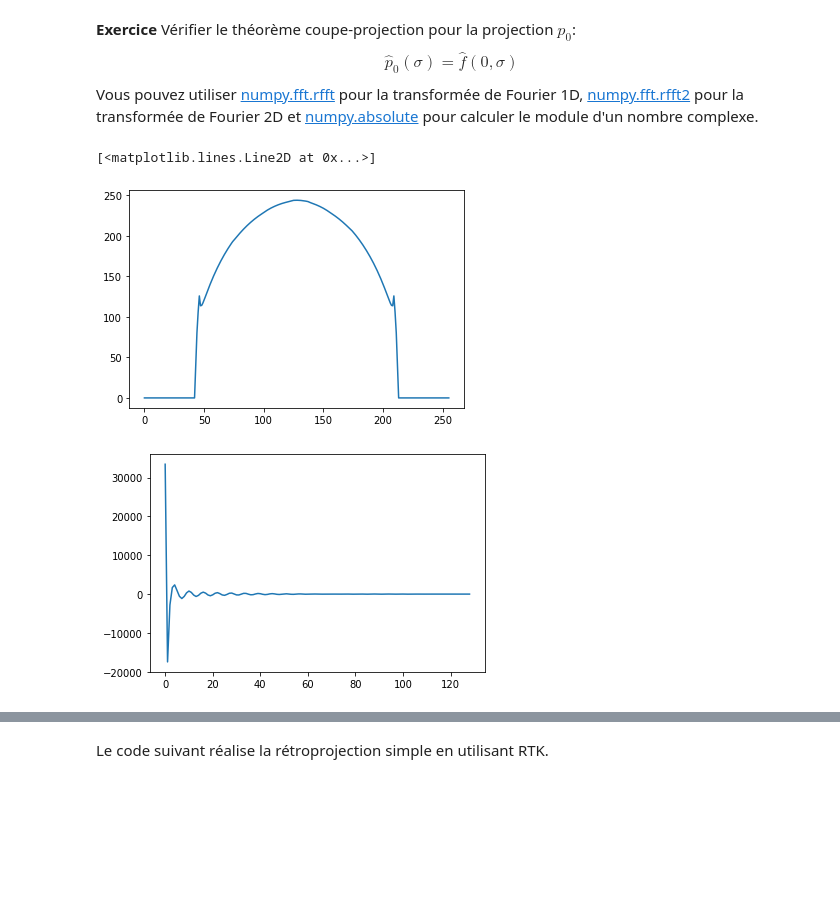
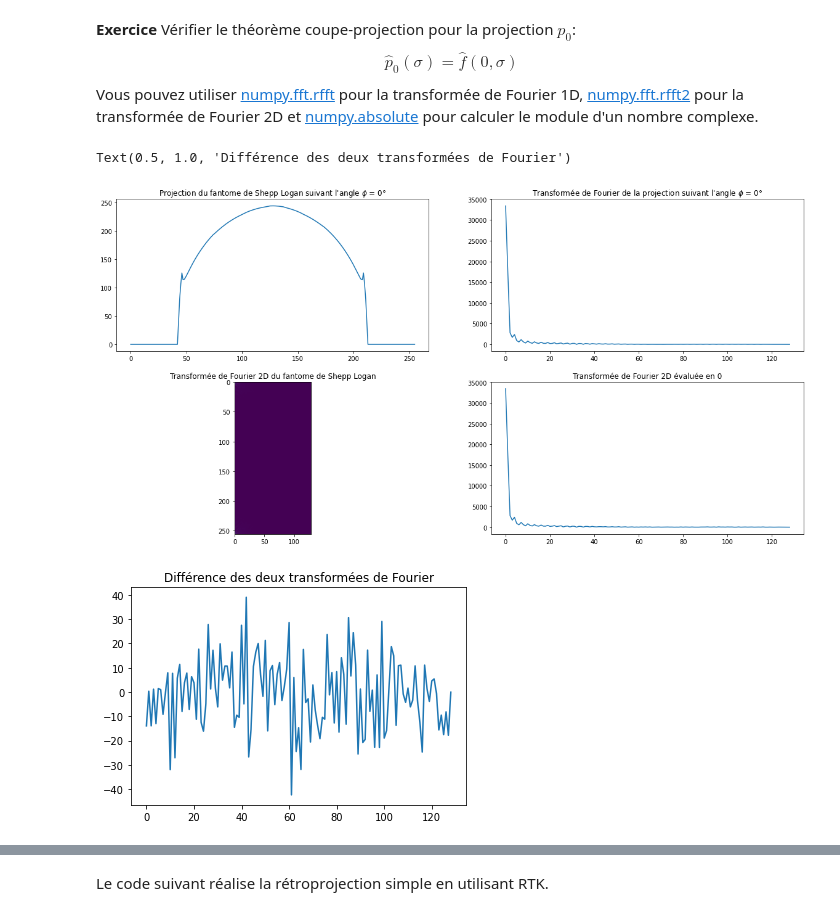
Before and after one commit to Guillaume0477/Tomographie, a Jupyter notebook: tp_tomo.ipynb, the cells around one changed output, grey strips where cells are left out. Cells and saved outputs as stored; diff of their text form; code cells hidden in the pictures; blank space fills up the shorter version.

```diff
--- a/tp_tomo.ipynb
+++ b/tp_tomo.ipynb
@@ -116,19 +116,39 @@ Text(0.5, 1.0, 'Sinnogramme du Fantome de Shepp Logan')
 \hat{p}_0(\sigma)=\hat{f}(0,\sigma)
 \end{equation}
 Vous pouvez utiliser [numpy.fft.rfft](https://docs.scipy.org/doc/numpy/reference/generated/numpy.fft.rfft.html) pour la transformée de Fourier 1D, [numpy.fft.rfft2](https://docs.scipy.org/doc/numpy/reference/generated/numpy.fft.rfft2.html) pour la transformée de Fourier 2D et [numpy.absolute](https://docs.scipy.org/doc/numpy/reference/generated/numpy.absolute.html) pour calculer le module d'un nombre complexe.
-# %%
-p0 = sinogram[0]        #Projection du fantôme de Shepp Logan suivant l'angle phi = 0
-P0 = np.fft.rfft(p0)    #Transformee de Fourier de la projection
-
-#Visualisation
-plt.figure(1)
-plt.plot(p0)
-plt.figure(2)
-plt.plot(P0)
-# %% [output]
-[<matplotlib.lines.Line2D at 0x...>]
-[figure, removed]
-[figure, removed]
+# %%
+p0 = sinogram[0]        #Projection du fantôme de Shepp Logan suivant l'angle phi = 0
+P0 = np.fft.rfft(p0)    #Transformee de Fourier de la projection
+
+REFERENCE = np.fft.rfft2(reference)     #Transformée de Fourier 2D du fantome de Shepp Logan
+
+
+
+#Visualisation
+plt.figure(1, figsize=[20.0,10.0])
+plt.subplot(221)
+plt.plot(p0)
+plt.title("Projection du fantome de Shepp Logan suivant l'angle $\phi$ = 0°")
+
+plt.subplot(222)
+plt.plot(np.absolute(P0))
+plt.title("Transformée de Fourier de la projection suivant l'angle $\phi$ = 0°")
+
+plt.subplot(223)
+plt.imshow(np.absolute(REFERENCE))
+plt.title("Transformée de Fourier 2D du fantome de Shepp Logan")
+
+plt.subplot(224)
+plt.plot(np.absolute(REFERENCE)[0])
+plt.title("Transformée de Fourier 2D évaluée en 0")
+
+plt.figure(2)
+plt.plot(np.absolute(P0) - np.absolute(REFERENCE)[0])
+plt.title("Différence des deux transformées de Fourier")
+# %% [output]
+Text(0.5, 1.0, 'Différence des deux transformées de Fourier')
+[figure, added]
+[figure, added]
 # %% [markdown]
 # Rétroprojection
 On cherche maintenant à inverser la projection, i.e. à passer du domaine de Radon au domaine image.
```
Also changed, not shown: parts of 3 cells of this notebook.
